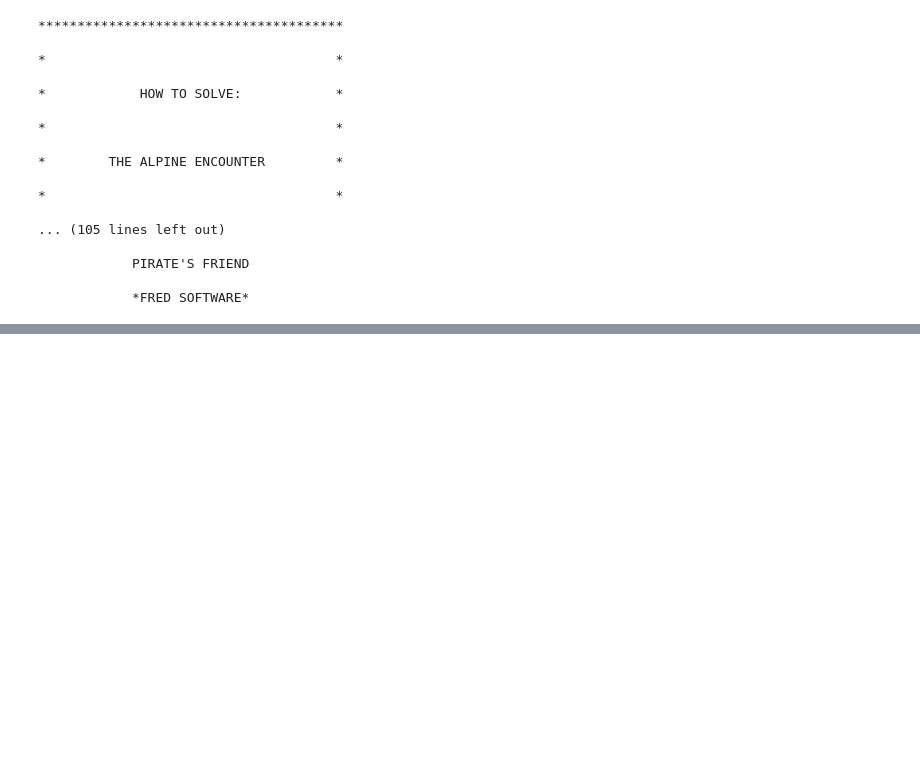
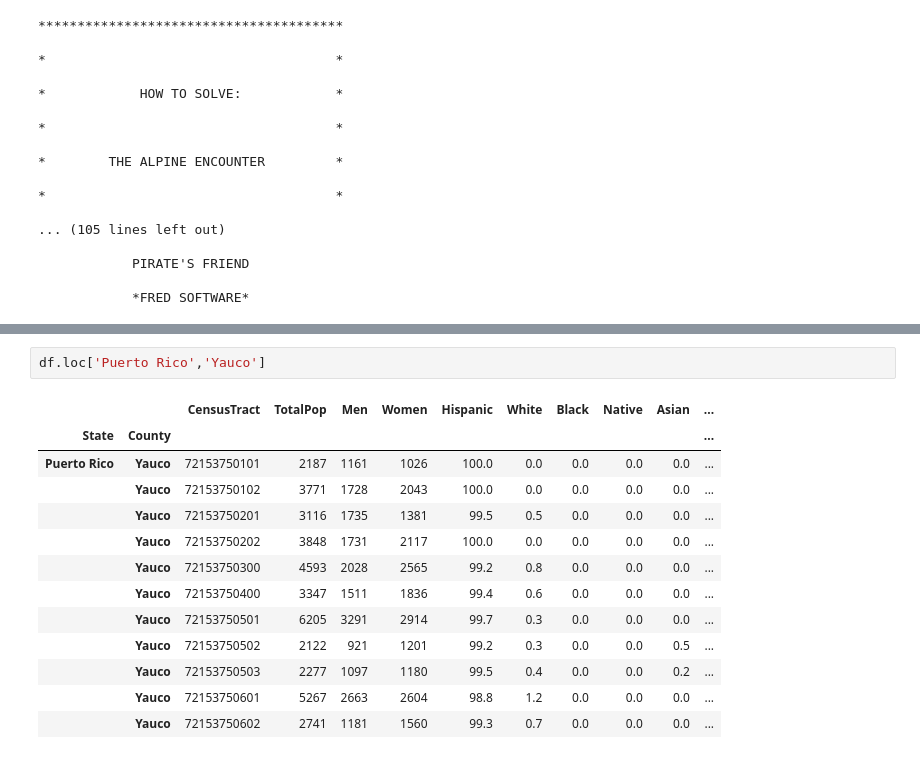
Before and after one commit to mayankp158/Michigan-University-ML-, a Jupyter notebook: python_functions.ipynb, the cells around one changed output, grey strips where cells are left out. Saved outputs shown, nothing was run; the diff lists cells and outputs as text; blank space fills up the shorter version.

```diff
--- a/python_functions.ipynb
+++ b/python_functions.ipynb
@@ -1129,0 +1215,16 @@ for i in new:
+# %%
+df.loc['Puerto Rico','Yauco']
+# %% [output]
+|  |  | CensusTract | TotalPop | Men | Women | Hispanic | White | Black | Native | Asian | ... |
+| State | County |  |  |  |  |  |  |  |  |  | ... |
+| Puerto Rico | Yauco | 72153750101 | 2187 | 1161 | 1026 | 100.0 | 0.0 | 0.0 | 0.0 | 0.0 | ... |
+|  | Yauco | 72153750102 | 3771 | 1728 | 2043 | 100.0 | 0.0 | 0.0 | 0.0 | 0.0 | ... |
+|  | Yauco | 72153750201 | 3116 | 1735 | 1381 | 99.5 | 0.5 | 0.0 | 0.0 | 0.0 | ... |
+|  | Yauco | 72153750202 | 3848 | 1731 | 2117 | 100.0 | 0.0 | 0.0 | 0.0 | 0.0 | ... |
+|  | Yauco | 72153750300 | 4593 | 2028 | 2565 | 99.2 | 0.8 | 0.0 | 0.0 | 0.0 | ... |
+|  | Yauco | 72153750400 | 3347 | 1511 | 1836 | 99.4 | 0.6 | 0.0 | 0.0 | 0.0 | ... |
+|  | Yauco | 72153750501 | 6205 | 3291 | 2914 | 99.7 | 0.3 | 0.0 | 0.0 | 0.0 | ... |
+|  | Yauco | 72153750502 | 2122 | 921 | 1201 | 99.2 | 0.3 | 0.0 | 0.0 | 0.5 | ... |
+|  | Yauco | 72153750503 | 2277 | 1097 | 1180 | 99.5 | 0.4 | 0.0 | 0.0 | 0.2 | ... |
+|  | Yauco | 72153750601 | 5267 | 2663 | 2604 | 98.8 | 1.2 | 0.0 | 0.0 | 0.0 | ... |
+|  | Yauco | 72153750602 | 2741 | 1181 | 1560 | 99.3 | 0.7 | 0.0 | 0.0 | 0.0 | ... |
```
Also changed, not shown: parts of 7 cells of this notebook.
